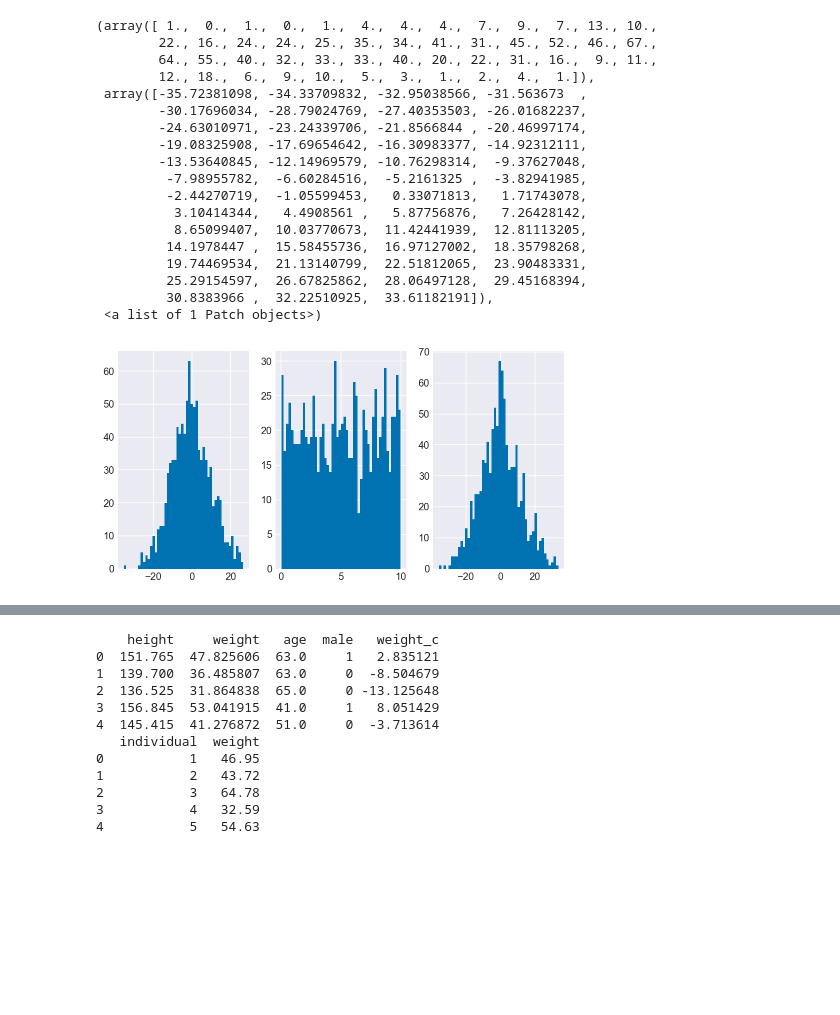
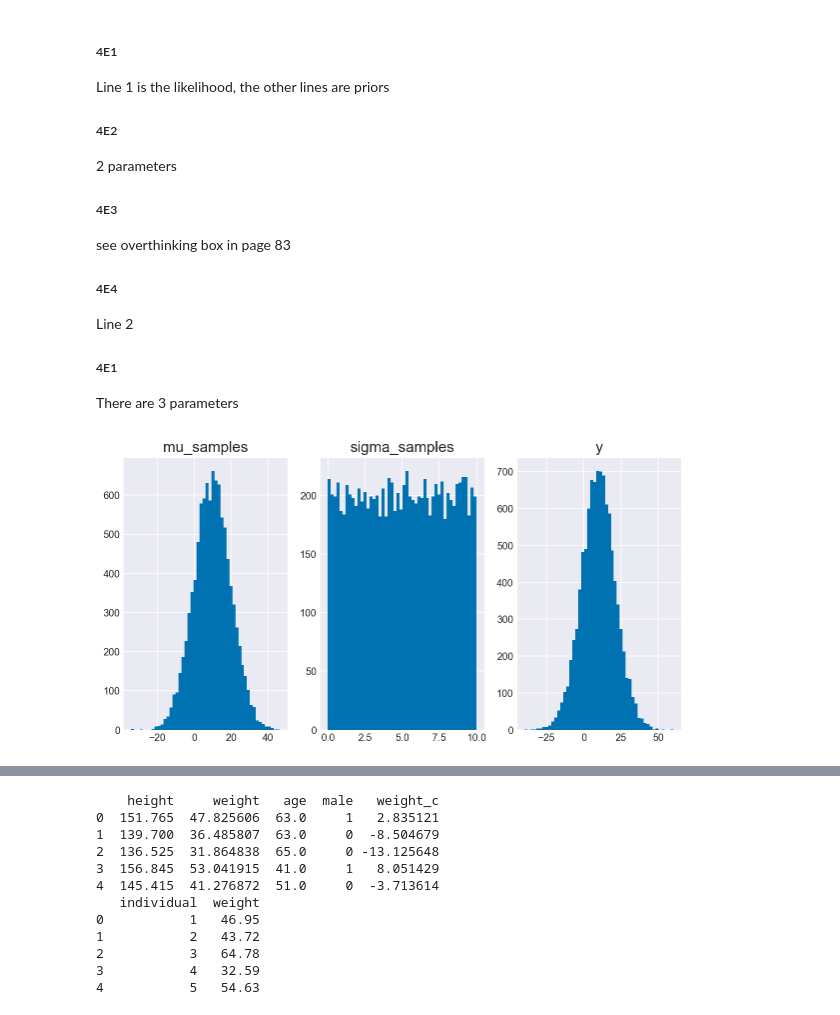
Before and after one commit to yangyu-1/statistical_rethinking_hw_pymc3, a Jupyter notebook: chapter_notebooks/chapter_4.ipynb, the cells around one changed output, grey strips where cells are left out. Cells and saved outputs as stored; diff of their text form; code cells hidden in the pictures; blank space fills up the shorter version.

```diff
--- a/chapter_notebooks/chapter_4.ipynb
+++ b/chapter_notebooks/chapter_4.ipynb
@@ -12,31 +17,31 @@ plt.style.use(['seaborn-colorblind', 'seaborn-darkgrid'])
+# %% [markdown]
+##### 4E1
+Line 1 is the likelihood, the other lines are priors
+
+##### 4E2
+2 parameters
+
+##### 4E3
+see overthinking box in page 83
+
+##### 4E4
+Line 2
+
+##### 4E1
+There are 3 parameters
 # %%
 # 4M1
 # Simulating priors
-mu_samples = np.random.normal(0, 10, size=1000)
-sigma_samples = np.random.uniform(0.0,10, size=1000)
+mu_samples = np.random.normal(10, 10, size=10000)
+sigma_samples = np.random.uniform(0,10, size=10000)
 y = np.random.normal(mu_samples, sigma_samples)
 
-_, axes = plt.subplots(1,3, figsize=(8,4))
-axes[0].hist(mu_samples, histtype='stepfilled', bins=50)
-axes[1].hist(sigma_samples, histtype='stepfilled', bins=50)
-axes[2].hist(y, histtype='stepfilled', bins=50)
+_, axes = plt.subplots(1,3, figsize=(10,5))
+axes[0].hist(mu_samples, bins=50)
+axes[1].hist(sigma_samples, bins=50)
+axes[2].hist(y, bins=50)
+axes[0].set_title('mu_samples', fontsize=15)
+axes[1].set_title('sigma_samples', fontsize=15)
+axes[2].set_title('y', fontsize=15);
 # %% [output]
-(array([ 1.,  0.,  1.,  0.,  1.,  4.,  4.,  4.,  7.,  9.,  7., 13., 10.,
-        22., 16., 24., 24., 25., 35., 34., 41., 31., 45., 52., 46., 67.,
-        64., 55., 40., 32., 33., 33., 40., 20., 22., 31., 16.,  9., 11.,
-        12., 18.,  6.,  9., 10.,  5.,  3.,  1.,  2.,  4.,  1.]),
- array([-35.72381098, -34.33709832, -32.95038566, -31.563673  ,
-        -30.17696034, -28.79024769, -27.40353503, -26.01682237,
-        -24.63010971, -23.24339706, -21.8566844 , -20.46997174,
-        -19.08325908, -17.69654642, -16.30983377, -14.92312111,
-        -13.53640845, -12.14969579, -10.76298314,  -9.37627048,
-         -7.98955782,  -6.60284516,  -5.2161325 ,  -3.82941985,
-         -2.44270719,  -1.05599453,   0.33071813,   1.71743078,
-          3.10414344,   4.4908561 ,   5.87756876,   7.26428142,
-          8.65099407,  10.03770673,  11.42441939,  12.81113205,
-         14.1978447 ,  15.58455736,  16.97127002,  18.35798268,
-         19.74469534,  21.13140799,  22.51812065,  23.90483331,
-         25.29154597,  26.67825862,  28.06497128,  29.45168394,
-         30.8383966 ,  32.22510925,  33.61182191]),
- <a list of 1 Patch objects>)
-[figure, old version]
+[figure, new version]
```
Also changed, not shown: parts of 7 cells of this notebook.
